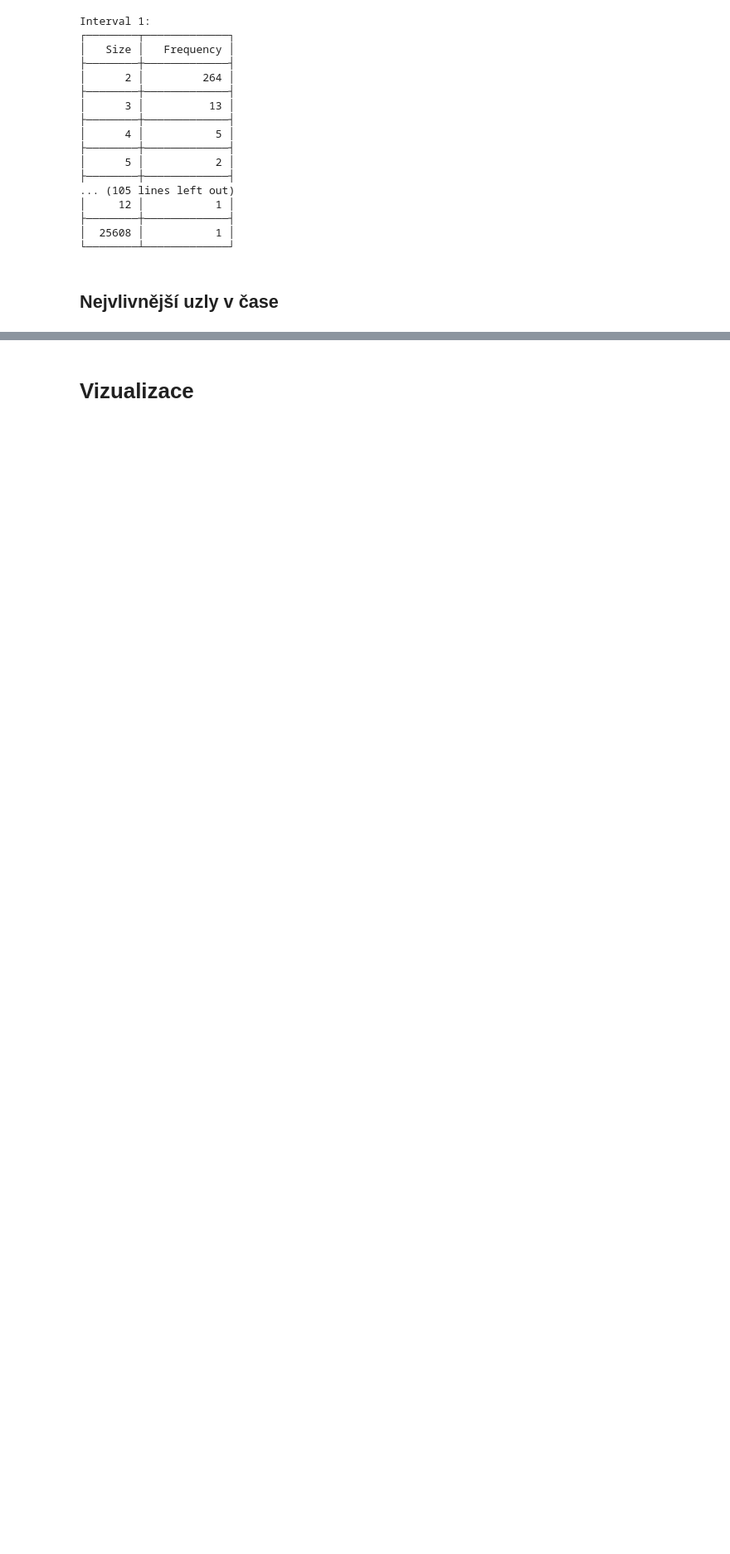
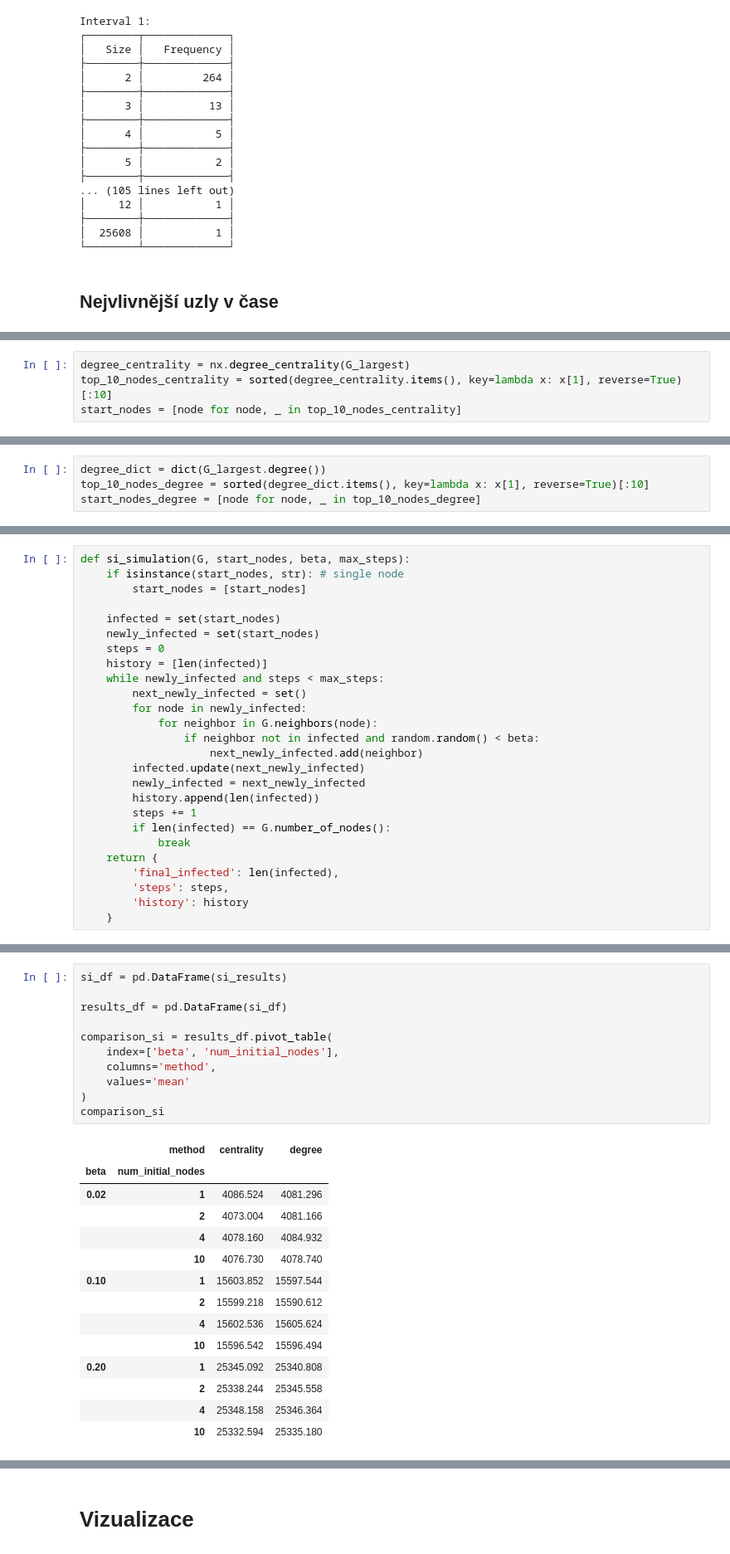
Before and after one commit to SLI0124/metody-analyzy-siti-ii, a Jupyter notebook: projects/data_analysis.ipynb, the cells around one changed output, grey strips where cells are left out. Shown at 83% size. Saved outputs shown, nothing was run; the diff lists cells and outputs as text; blank space fills up the shorter version.

```diff
--- a/projects/data_analysis.ipynb
+++ b/projects/data_analysis.ipynb
@@ -869,0 +890,4 @@ print(tabulate(pivot_table_sorted, headers='keys', tablefmt='simple_grid', float
+# %%
+degree_centrality = nx.degree_centrality(G_largest)
+top_10_nodes_centrality = sorted(degree_centrality.items(), key=lambda x: x[1], reverse=True)[:10]
+start_nodes = [node for node, _ in top_10_nodes_centrality]
@@ -869,0 +896,4 @@ print(tabulate(pivot_table_sorted, headers='keys', tablefmt='simple_grid', float
+# %%
+degree_dict = dict(G_largest.degree())
+top_10_nodes_degree = sorted(degree_dict.items(), key=lambda x: x[1], reverse=True)[:10]
+start_nodes_degree = [node for node, _ in top_10_nodes_degree]
@@ -869,0 +904,26 @@ print(tabulate(pivot_table_sorted, headers='keys', tablefmt='simple_grid', float
+# %%
+def si_simulation(G, start_nodes, beta, max_steps):
+    if isinstance(start_nodes, str): # single node
+        start_nodes = [start_nodes]
+
+    infected = set(start_nodes)
+    newly_infected = set(start_nodes)
+    steps = 0
+    history = [len(infected)]
+    while newly_infected and steps < max_steps:
+        next_newly_infected = set()
+        for node in newly_infected:
+            for neighbor in G.neighbors(node):
+                if neighbor not in infected and random.random() < beta:
+                    next_newly_infected.add(neighbor)
+        infected.update(next_newly_infected)
+        newly_infected = next_newly_infected
+        history.append(len(infected))
+        steps += 1
+        if len(infected) == G.number_of_nodes():
+            break
+    return {
+        'final_infected': len(infected),
+        'steps': steps,
+        'history': history
+    }
@@ -869,0 +1094,26 @@ print(tabulate(pivot_table_sorted, headers='keys', tablefmt='simple_grid', float
+# %%
+si_df = pd.DataFrame(si_results)
+
+results_df = pd.DataFrame(si_df)
+
+comparison_si = results_df.pivot_table(
+    index=['beta', 'num_initial_nodes'],
+    columns='method',
+    values='mean'
+)
+comparison_si
+# %% [output]
+|  | method | centrality | degree |
+| beta | num_initial_nodes |  |  |
+| 0.02 | 1 | 4086.524 | 4081.296 |
+|  | 2 | 4073.004 | 4081.166 |
+|  | 4 | 4078.160 | 4084.932 |
+|  | 10 | 4076.730 | 4078.740 |
+| 0.10 | 1 | 15603.852 | 15597.544 |
+|  | 2 | 15599.218 | 15590.612 |
+|  | 4 | 15602.536 | 15605.624 |
+|  | 10 | 15596.542 | 15596.494 |
+| 0.20 | 1 | 25345.092 | 25340.808 |
+|  | 2 | 25338.244 | 25345.558 |
+|  | 4 | 25348.158 | 25346.364 |
+|  | 10 | 25332.594 | 25335.180 |
```
Also changed, not shown: parts of 63 cells of this notebook.
